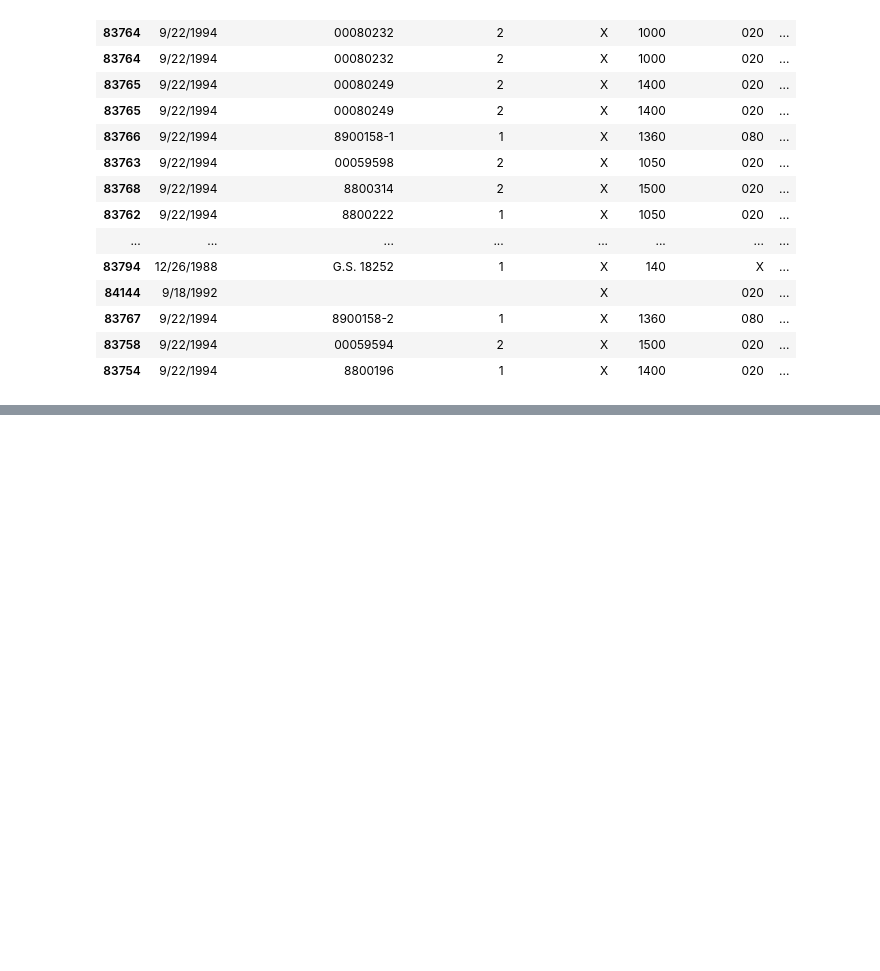
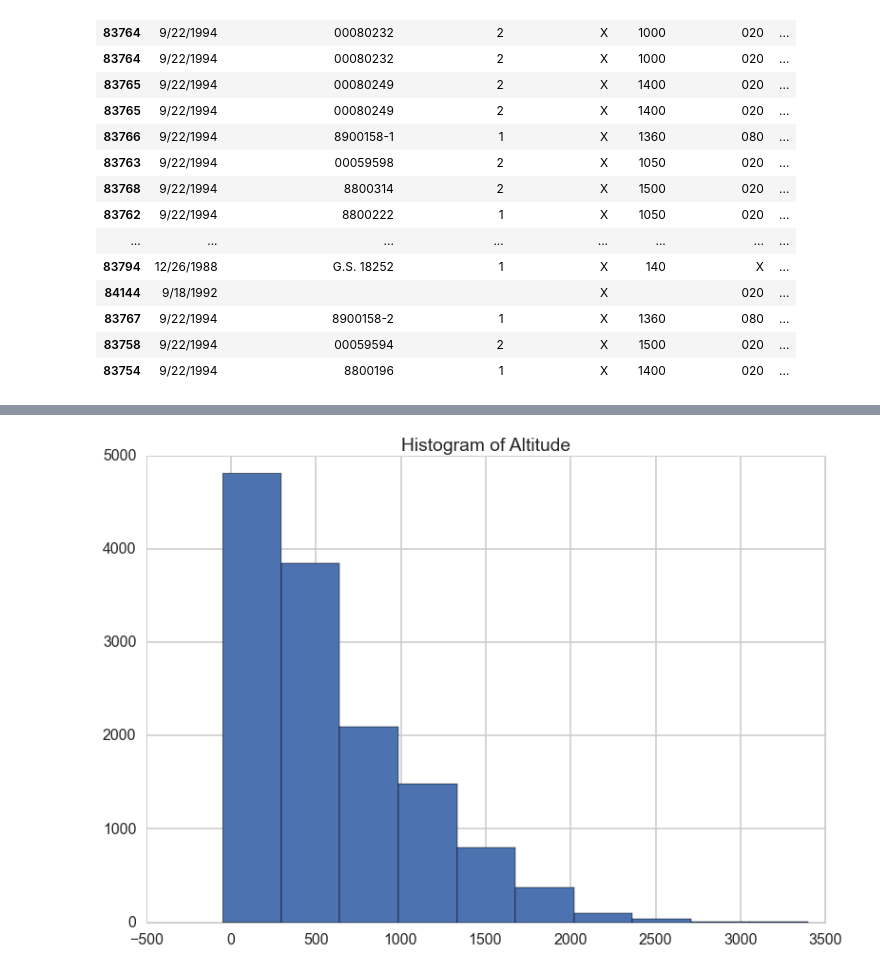
Before and after one commit to o0neil/Believe_The_Hype, a Jupyter notebook: WORK.ipynb, the cells around one changed output, grey strips where cells are left out. Drawn from its saved outputs; the diff is of its cells as text; code cells hidden in the pictures; blank space fills up the shorter version.

Commit message:
visualization of data
Former-commit-id: 3c0986d900fe56e9a3955d072d6ba57924849eb6

```diff
--- a/WORK.ipynb
+++ b/WORK.ipynb
@@ -262,0 +277,8 @@ all_info.head(20)
+# %%
+def to_int_list(df, column):
+    array=list(df[column])
+    new_array=[]
+    for v in array:
+        if v != '' and v !='X' and v!='999':
+            new_array.append(float(v))
+    return new_array
@@ -262,0 +305,5 @@ all_info.head(20)
+# %%
+plt.hist(to_int_list(all_info, 'altitude'))
+plt.title('Histogram of Altitude');
+# %% [output]
+[figure, added]
```
Also changed, not shown: parts of 51 cells of this notebook, 1 other file.
